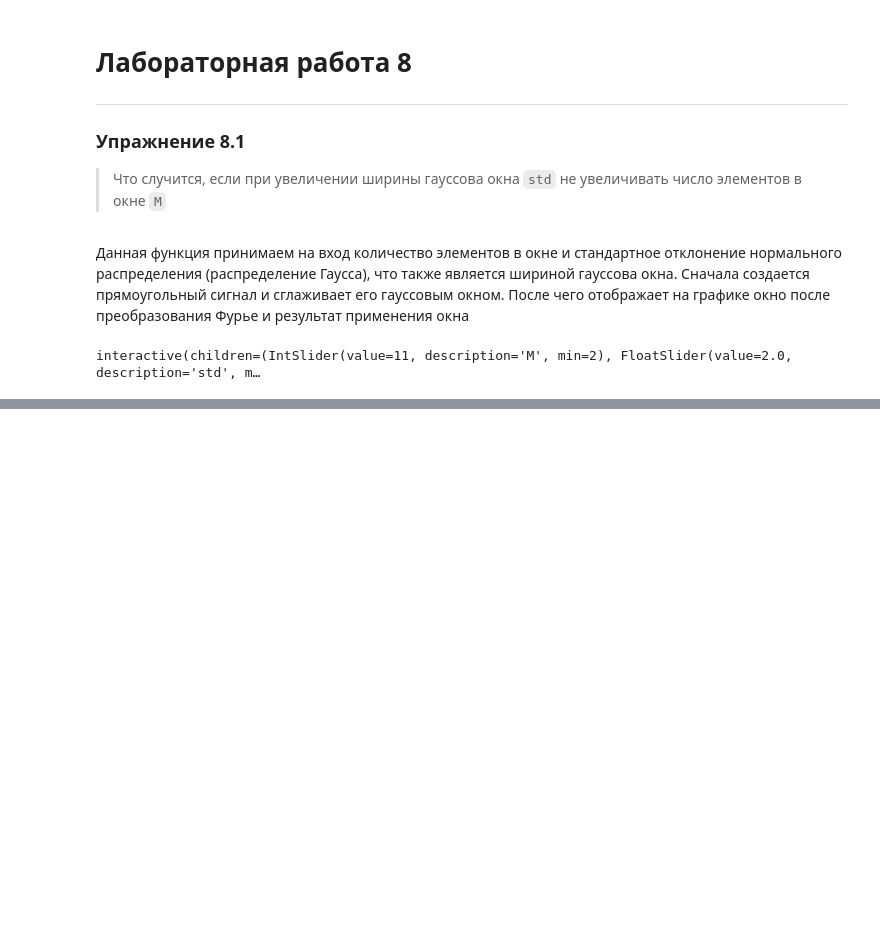
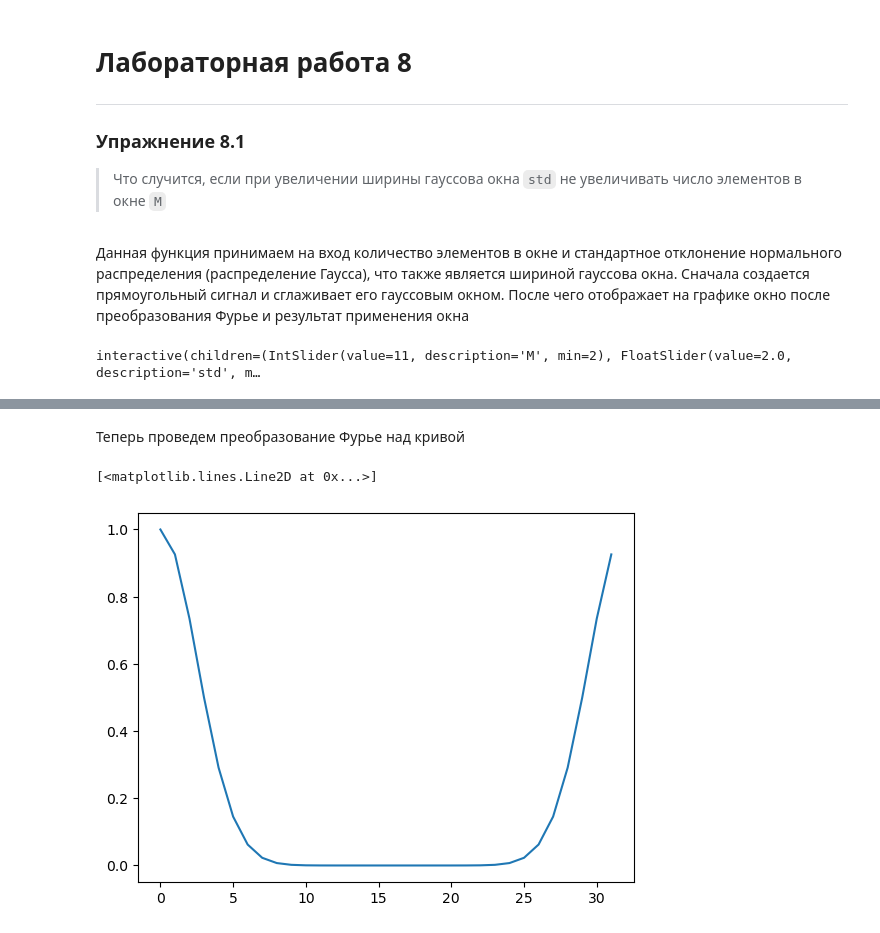
Before and after one commit to Otkuda/telecom, a Jupyter notebook: lab8/lab8.ipynb, the cells around one changed output, grey strips where cells are left out. Saved outputs shown, nothing was run; the diff lists cells and outputs as text; code cells hidden in the pictures; blank space fills up the shorter version.

```diff
--- a/lab8/lab8.ipynb
+++ b/lab8/lab8.ipynb
@@ -67,0 +85,8 @@ interactive(children=(IntSlider(value=11, description='M', min=2), FloatSlider(v
+# %% [markdown]
+Теперь проведем преобразование Фурье над кривой
+# %%
+fft_gaussian = np.fft.fft(gaussian)
+plt.plot(abs(fft_gaussian))
+# %% [output]
+[<matplotlib.lines.Line2D at 0x...>]
+[figure, added]
```
Also changed, not shown: parts of 14 cells of this notebook, 2 other files.
